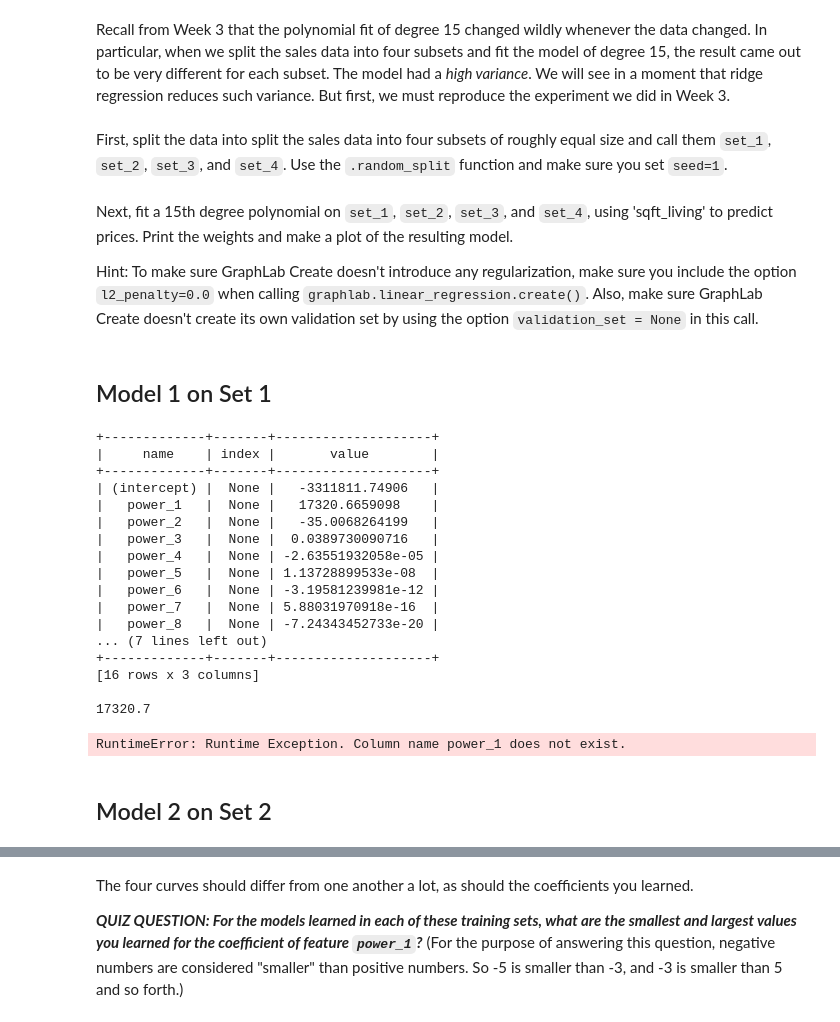
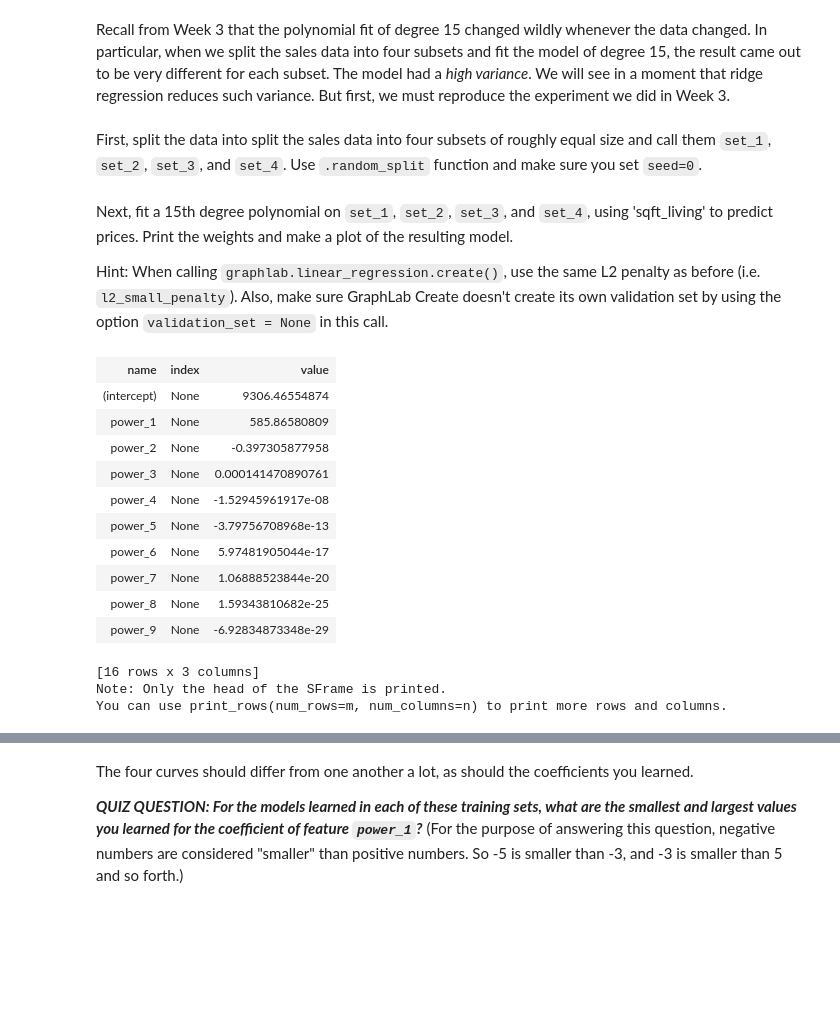
Before and after one commit to smarthi/UnivOfWashington-Machine-Learning, a Jupyter notebook: Regression/week4/week-4-ridge-regression-assignment-1-blank.ipynb, the cells around one changed output, grey strips where cells are left out. Cells and saved outputs as stored; diff of their text form; code cells hidden in the pictures; blank space fills up the shorter version.

```diff
--- a/Regression/week4/week-4-ridge-regression-assignment-1-blank.ipynb
+++ b/Regression/week4/week-4-ridge-regression-assignment-1-blank.ipynb
@@ -66,5 +94,5 @@ print round(coefficients['value'][1],1)
 # %% [markdown]
 Recall from Week 3 that the polynomial fit of degree 15 changed wildly whenever the data changed. In particular, when we split the sales data into four subsets and fit the model of degree 15, the result came out to be very different for each subset. The model had a *high variance*. We will see in a moment that ridge regression reduces such variance. But first, we must reproduce the experiment we did in Week 3.
 # %% [markdown]
-First, split the data into split the sales data into four subsets of roughly equal size and call them `set_1`, `set_2`, `set_3`, and `set_4`. Use the `.random_split` function and make sure you set `seed=1`.
+First, split the data into split the sales data into four subsets of roughly equal size and call them `set_1`, `set_2`, `set_3`, and `set_4`. Use `.random_split` function and make sure you set `seed=0`.
 # %%
@@ -74,4 +102,4 @@ First, split the data into split the sales data into four subsets of roughly equ
 # %% [markdown]
 Next, fit a 15th degree polynomial on `set_1`, `set_2`, `set_3`, and `set_4`, using 'sqft_living' to predict prices. Print the weights and make a plot of the resulting model.
 
-Hint: To make sure GraphLab Create doesn't introduce any regularization, make sure you include the option `l2_penalty=0.0` when calling `graphlab.linear_regression.create()`.  Also, make sure GraphLab Create doesn't create its own validation set by using the option `validation_set = None` in this call.
+Hint: When calling `graphlab.linear_regression.create()`, use the same L2 penalty as before (i.e. `l2_small_penalty`).  Also, make sure GraphLab Create doesn't create its own validation set by using the option `validation_set = None` in this call.
@@ -84,33 +106,19 @@ def polynomial_ridge_regression(data, deg, output, l2_penalty):
-# %% [markdown]
-## Model 1 on Set 1
 # %%
-model15_set1 = polynomial_ridge_regression(set_1, 15, 'price', 0.0)
+model_set1 = polynomial_ridge_regression(set_1, 15, 'price', 1e-5)
+model_set1.get("coefficients")
+# %% [output]
+| name | index | value |
+| (intercept) | None | 9306.46554874 |
+| power_1 | None | 585.86580809 |
+| power_2 | None | -0.397305877958 |
+| power_3 | None | 0.000141470890761 |
+| power_4 | None | -1.52945961917e-08 |
+| power_5 | None | -3.79756708968e-13 |
+| power_6 | None | 5.97481905044e-17 |
+| power_7 | None | 1.06888523844e-20 |
+| power_8 | None | 1.59343810682e-25 |
+| power_9 | None | -6.92834873348e-29 |
+[16 rows x 3 columns]
+Note: Only the head of the SFrame is printed.
+You can use print_rows(num_rows=m, num_columns=n) to print more rows and columns.
-# %%
-model15_set1.get("coefficients").print_rows(num_rows=16)
-print round(((model15_set1.get("coefficients"))['value'])[1], 1)
-# %% [output]
-+-------------+-------+--------------------+
-|     name    | index |       value        |
-+-------------+-------+--------------------+
-| (intercept) |  None |   -3311811.74906   |
-|   power_1   |  None |   17320.6659098    |
-|   power_2   |  None |   -35.0068264199   |
-|   power_3   |  None |  0.0389730090716   |
-|   power_4   |  None | -2.63551932058e-05 |
-|   power_5   |  None | 1.13728899533e-08  |
-|   power_6   |  None | -3.19581239981e-12 |
-|   power_7   |  None | 5.88031970918e-16  |
-|   power_8   |  None | -7.24343452733e-20 |
-... (7 lines left out)
-+-------------+-------+--------------------+
-[16 rows x 3 columns]
-
-17320.7
-# %%
-plt.plot(set_1['power_1'],set_1['price'],'.',
-        set_1['power_1'], model15_set1.predict(set_1,'-'))
-# %% [output]
-RuntimeError: Runtime Exception. Column name power_1 does not exist.
-# %% [markdown]
-## Model 2 on Set 2
 # %%
```
Also changed, not shown: parts of 49 cells of this notebook, 1 other file.
